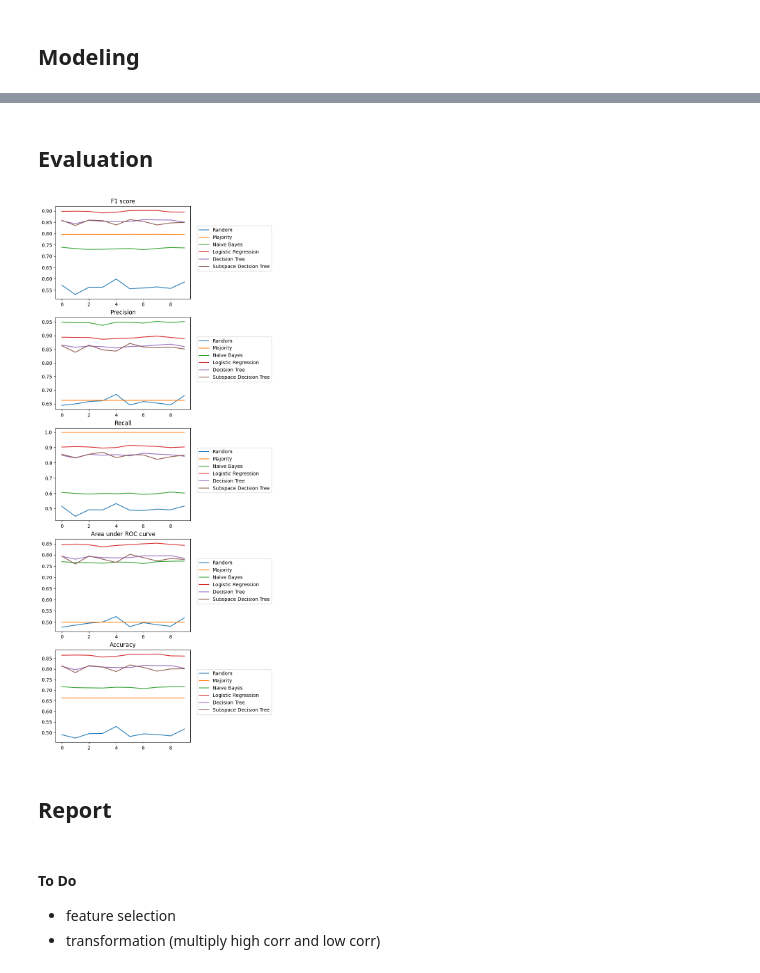
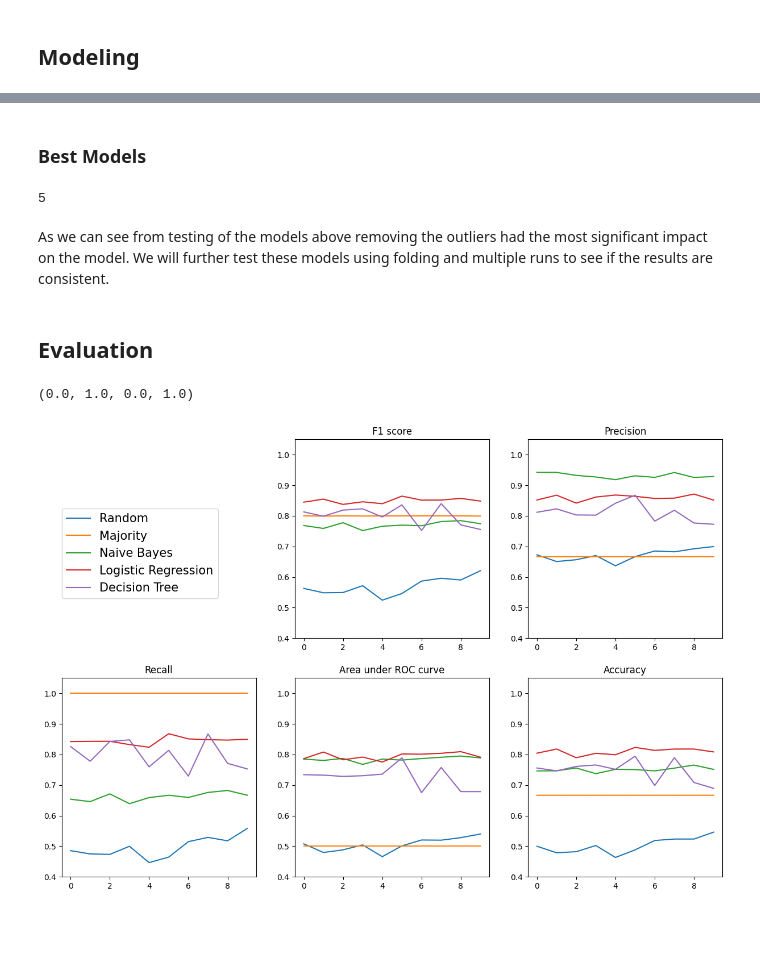
Before and after one commit to al-pi314/inteligent_systems, a Jupyter notebook: seminar_2/seminar.ipynb, the cells around one changed output, grey strips where cells are left out. Saved outputs shown, nothing was run; the diff lists cells and outputs as text; code cells hidden in the pictures; blank space fills up the shorter version.

```diff
--- a/seminar_2/seminar.ipynb
+++ b/seminar_2/seminar.ipynb
@@ -214,0 +280,2 @@ array(['V36', 'V1', 'V34', 'V14', 'V40', 'V30', 'V27', 'V22', 'V8', 'V2',
+# %%
+dt_classifier = [(without_nan_dt, test_data_without_nan), (mean_dt, test_data_nan_replaced), (limited_df, test_data_nan_replaced), (cc_df, test_data_nan_replaced), (outliers_dt, test_data_without_outliers), (poli_dt, poli_test)]
@@ -215,2 +295,12 @@ array(['V36', 'V1', 'V34', 'V14', 'V40', 'V30', 'V27', 'V22', 'V8', 'V2',
+# %% [markdown]
+### Best Models
+# %%
+best_models = [(best_rnd, best_rnd_data), (maj_classifier, best_maj_data), (outliers_nb, test_data_without_outliers), (outliers_lr, test_data_without_outliers), (outliers_dt, test_data_without_outliers)]
+# %%
+len(best_models)
+# %% [output]
+5
+# %% [markdown]
+As we can see from testing of the models above removing the outliers had the most significant impact on the model. We will further test these models using folding and multiple runs to see if the results are consistent.
 # %% [markdown]
 ## Evaluation
@@ -248,25 +307,28 @@ scores = np.empty(shape=(repetitions, len(classifiers), N_metrics))
-# %%
-for i in range(repetitions):
-    folds = fold(all_data, k=N_folds)
-    scores[i] = train(folds)
+# %%
+repetitions = 10
+folds = 5
+evaluations = 5
+scores = np.empty(shape=(len(best_models), repetitions, evaluations))
+for i, (classifier, model_data) in enumerate(best_models):
+    scores[i] = classifier.test(model_data, "Class", folds=folds, repetitions=repetitions)
 # %%
 score_names = ["F1 score", "Precision", "Recall", "Area under ROC curve", "Accuracy"]
-fig, ax = plt.subplots(len(score_names), 1, figsize=(5, len(score_names) * 4))
+
+fig, ax = plt.subplots(2, 3, figsize=(15, 10))
 for i in range(len(score_names)):
-    ax[i].set_title(score_names[i])
-    ax[i].plot(scores[:, 0, i], label="Random")
-    ax[i].plot(scores[:, 1, i], label="Majority")
-    ax[i].plot(scores[:, 2, i], label="Naive Bayes")
-    ax[i].plot(scores[:, 3, i], label="Logistic Regression")
-    ax[i].plot(scores[:, 4, i], label="Decision Tree")
-    ax[i].plot(scores[:, 5, i], label="Subspace Decision Tree")
-    ax[i].legend(loc=(1.05, 0.3))
+    r = (i + 1) // 3
+    c = (i + 1) % 3
+    ax[r, c].set_title(score_names[i])
+    ax[r, c].plot(scores[0, :,  i], label="Random")
+    ax[r, c].plot(scores[1, :,  i], label="Majority")
+    ax[r, c].plot(scores[2, :,  i], label="Naive Bayes")
+    ax[r, c].plot(scores[3, :,  i], label="Logistic Regression")
+    ax[r, c].plot(scores[4, :,  i], label="Decision Tree")
+    if i == 0:
+        ax[r, c].legend(loc=(-1.2, 0.2), prop={'size': 15})
+
+    ax[r, c].set_ylim(0.4, 1.05)
+ax[0, 0].axis("off")
 # %% [output]
+(0.0, 1.0, 0.0, 1.0)
-[figure, old version]
+[figure, new version]
-# %% [markdown]
-## Report
-# %% [markdown]
-#### To Do
-
-- feature selection
-- transformation (multiply high corr and low corr)
```
Also changed, not shown: parts of 69 cells of this notebook, 14 other files.
